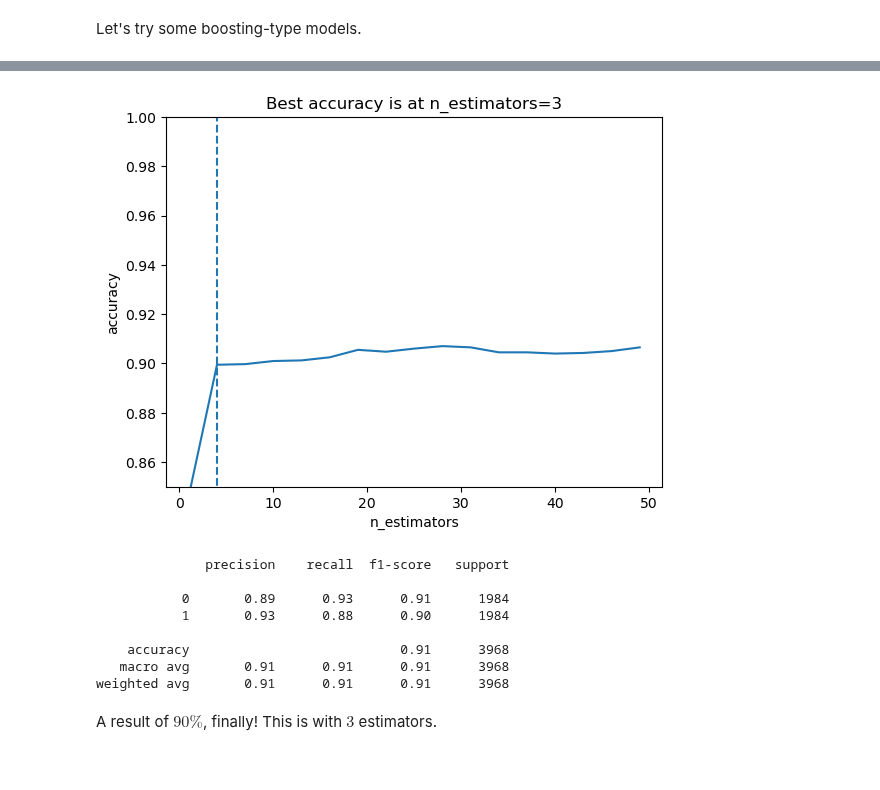
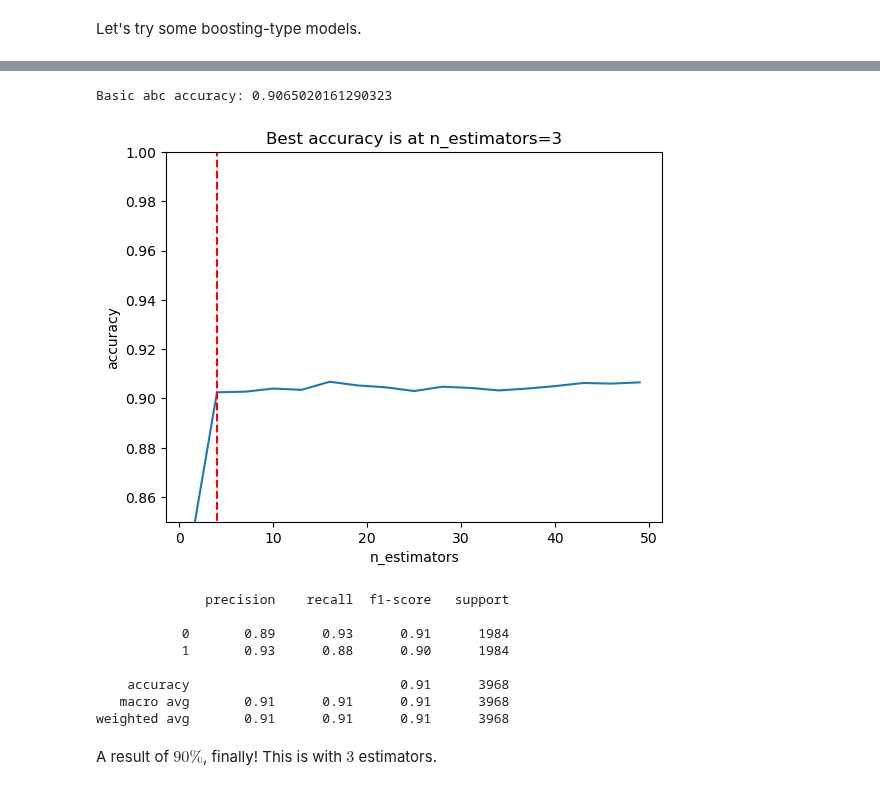
Before and after one commit to sralter/classifire, a Jupyter notebook: 01_capstone_notebooks/alter_samuel_capstone_geoanalysis.ipynb, the cells around one changed output, grey strips where cells are left out. Cells and saved outputs as stored; diff of their text form; code cells hidden in the pictures.

Commit message:
updated geoanalysis and imageanalysis notebooks

```diff
--- a/01_capstone_notebooks/alter_samuel_capstone_geoanalysis.ipynb
+++ b/01_capstone_notebooks/alter_samuel_capstone_geoanalysis.ipynb
@@ -873,36 +920,40 @@ weighted avg       0.86      0.85      0.84      3968
 # %%
 estimators = list(range(1, 50, 3))
 
 abc_scores = []
 for n_est in estimators:
     abc = AdaBoostClassifier(
         estimator=base_tree,
         n_estimators = n_est)
 
     abc.fit(X_train_scale, y_train)
     y_pred = abc.predict(X_test_scale)
     abc_scores.append(accuracy_score(y_test, y_pred))
 
+# print score for basic abc:
+print(f'Basic abc accuracy: {abc.score(X_test_scale,y_test)}')
+
 # plot test scores and n_estimators
 plt.plot(estimators, abc_scores)
 plt.xlabel('n_estimators')
 plt.ylabel('accuracy')
 plt.ylim([0.85, 1])
 plt.title('Best accuracy is at n_estimators=3')
-plt.vlines(x=4,ymin=.8,ymax=1.1,linestyles='dashed')
+plt.vlines(x=4,ymin=.8,ymax=1.1,linestyles='dashed',color='red')
 plt.show()
 
 print(classification_report(y_test, y_pred))
 # %% [output]
+Basic abc accuracy: 0.9065020161290323
-[figure, old version]
+[figure, new version]
-              precision    recall  f1-score   support
-
-           0       0.89      0.93      0.91      1984
-           1       0.93      0.88      0.90      1984
-
-    accuracy                           0.91      3968
-   macro avg       0.91      0.91      0.91      3968
-weighted avg       0.91      0.91      0.91      3968
+              precision    recall  f1-score   support
+
+           0       0.89      0.93      0.91      1984
+           1       0.93      0.88      0.90      1984
+
+    accuracy                           0.91      3968
+   macro avg       0.91      0.91      0.91      3968
+weighted avg       0.91      0.91      0.91      3968
 # %% [markdown]
 A result of $90\%$, finally! This is with $3$ estimators.
 # %% [markdown]
```
Also changed, not shown: parts of 46 cells of this notebook, 1 other file.
